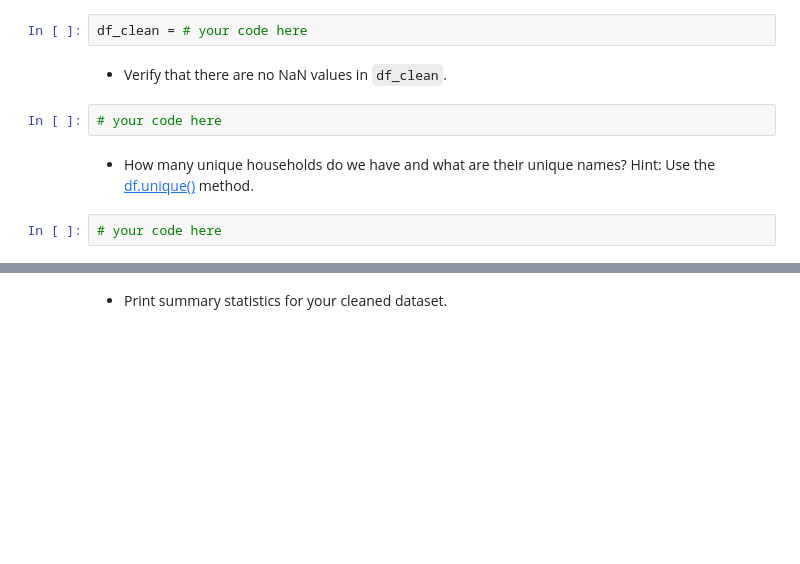
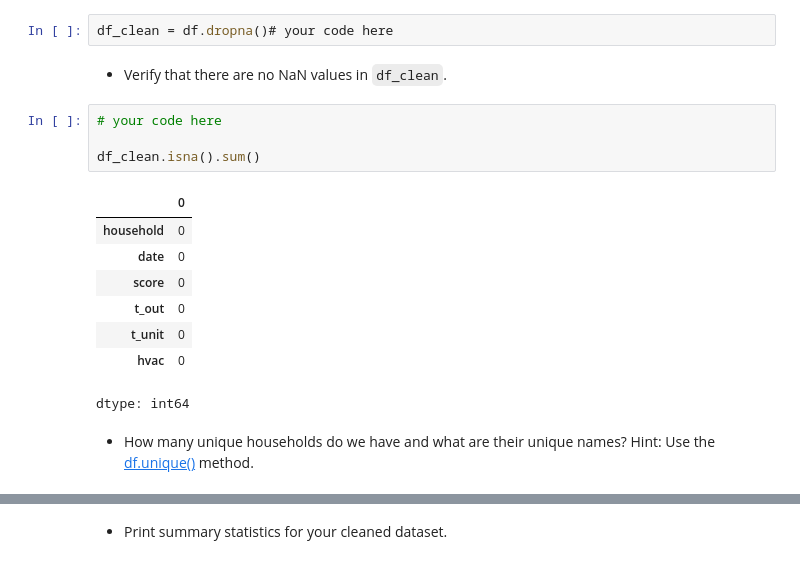
Before and after one commit to naray130/ME-239-HW, a Jupyter notebook: lecture03/homework_03.ipynb, the cells around one changed output, grey strips where cells are left out. Cells and saved outputs as stored; diff of their text form; blank space fills up the shorter version.

```diff
--- a/lecture03/homework_03.ipynb
+++ b/lecture03/homework_03.ipynb
@@ -242,12 +247,21 @@ NameError: name 'df' is not defined
 # %% [markdown]
 + Clean the data set by dropping all NaN values. Call the cleaned data `df_clean`. Use the [df.dropna()](https://pandas.pydata.org/docs/reference/api/pandas.DataFrame.dropna.html) method.
 # %%
-df_clean = # your code here
+df_clean = df.dropna()# your code here
 # %% [markdown]
 + Verify that there are no NaN values in `df_clean`.
 # %%
 # your code here
+
+df_clean.isna().sum()
+# %% [output]
+|  | 0 |
+| household | 0 |
+| date | 0 |
+| score | 0 |
+| t_out | 0 |
+| t_unit | 0 |
+| hvac | 0 |
+dtype: int64
 # %% [markdown]
 + How many unique households do we have and what are their unique names? Hint: Use the [df.unique()](https://pandas.pydata.org/docs/reference/api/pandas.unique.html) method.
-# %%
-# your code here
```
Also changed, not shown: parts of 3 cells of this notebook.
